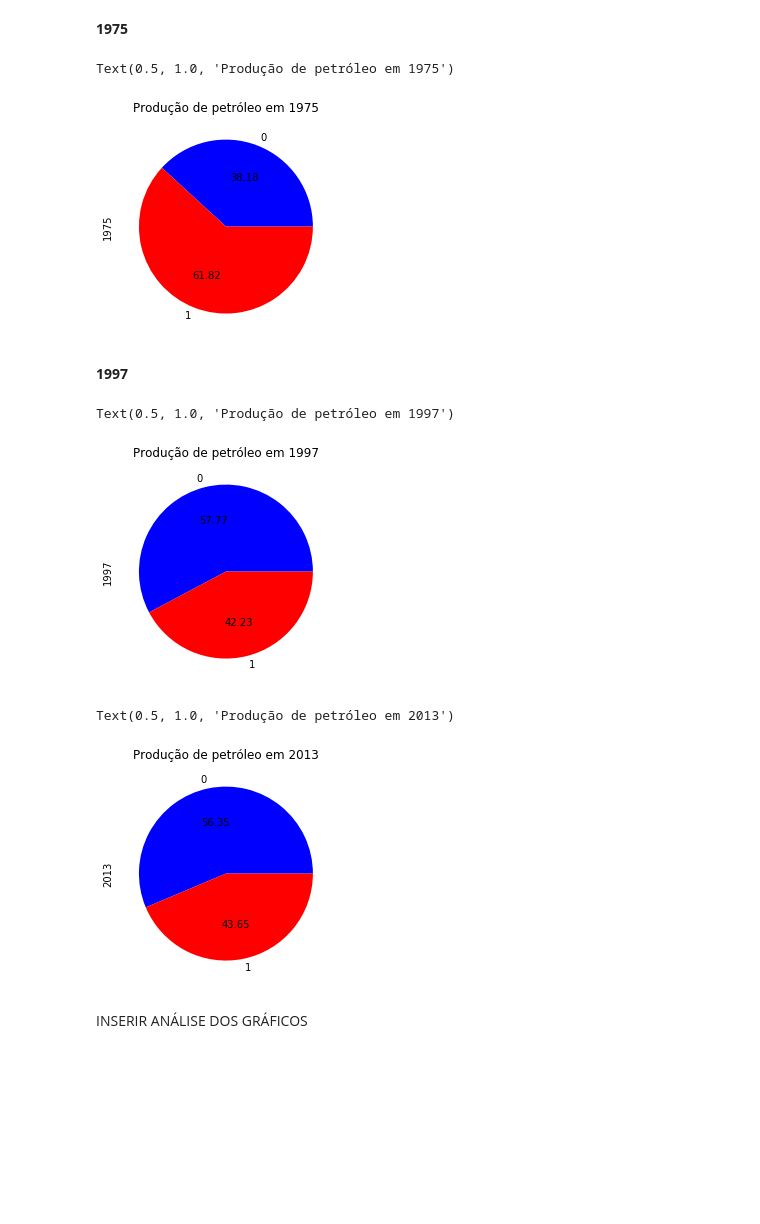
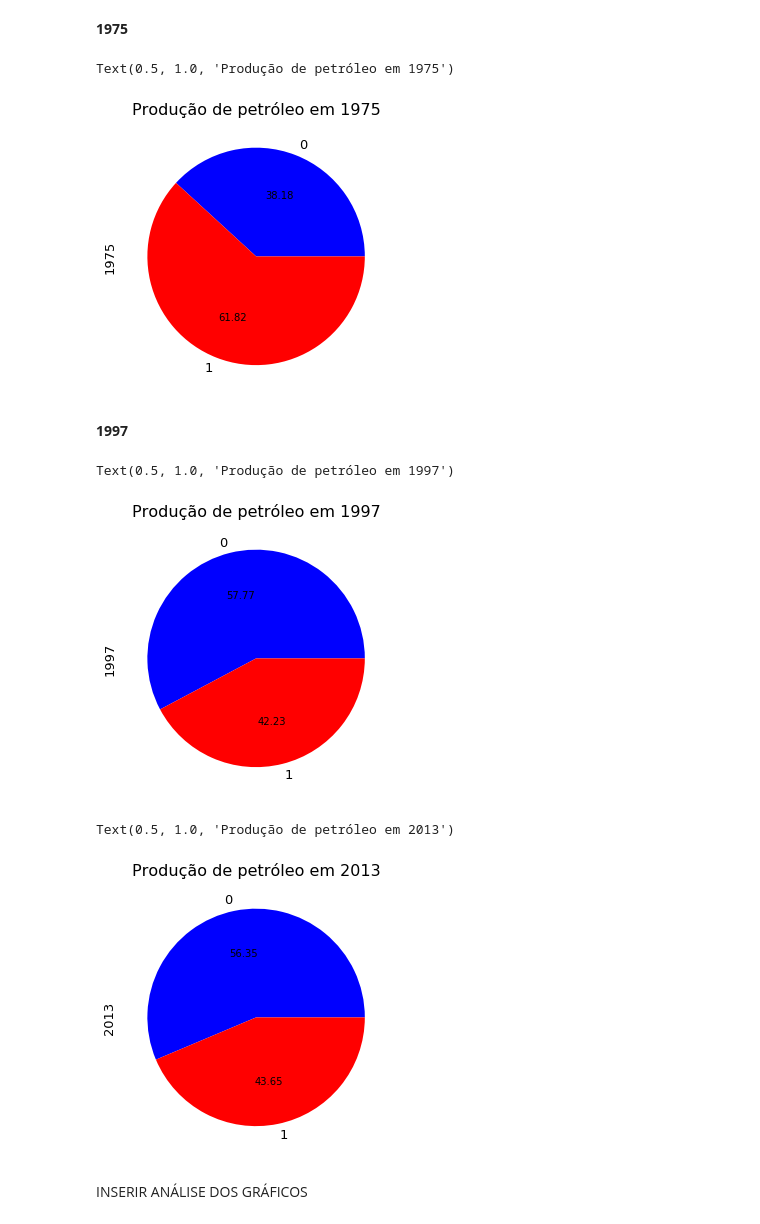
Before and after one commit to Gac125/Projeto1_CD, a Jupyter notebook: V4.ipynb, the cells around one changed output. Cells and saved outputs as stored; diff of their text form; code cells hidden in the pictures; blank space fills up the shorter version.

```diff
--- a/V4.ipynb
+++ b/V4.ipynb
@@ -158,13 +157,20 @@ OPEP_1975 = produtores_petroleo_idx.loc[:,[1975, "opep"]].dropna()
 # %%
 #Somando a produção de petróleo anual dos países
 pie_1975 = OPEP_1975.groupby("opep").sum()
 
+plt.rcParams["figure.figsize"] = [9,5]
+plt.rcParams["axes.titlesize"] = 16
+plt.rcParams["xtick.labelsize"] = 13
+plt.rcParams["ytick.labelsize"] = 13
+plt.rcParams["axes.labelsize"] = 13
+plt.rcParams["lines.markersize"] = 15
+
 #Plotando o gráfico para a visualização
 pie_1975[1975].plot(kind='pie', colors=('blue', 'red'), autopct="%0.2f",legend=False)
 plt.title('Produção de petróleo em 1975')
 # %% [output]
 Text(0.5, 1.0, 'Produção de petróleo em 1975')
-[figure, old version]
+[figure, new version]
 # %% [markdown]
 **1997**
 # %%
@@ -179,7 +185,7 @@ pie_1997[1997].plot(kind='pie', colors=('blue', 'red'), autopct="%0.2f",legend=F
 plt.title('Produção de petróleo em 1997')
 # %% [output]
 Text(0.5, 1.0, 'Produção de petróleo em 1997')
-[figure, old version]
+[figure, new version]
 # %%
 #Recortando a tabela pegando apenas os países que desejados e retirando os valores nulos
 OPEP_2013 = produtores_petroleo_idx3.loc[:,[2013, "opep"]].dropna()
@@ -192,7 +198,7 @@ pie_2013[2013].plot(kind='pie', colors=('blue', 'red'), autopct="%0.2f",legend=F
 plt.title('Produção de petróleo em 2013')
 # %% [output]
 Text(0.5, 1.0, 'Produção de petróleo em 2013')
-[figure, old version]
+[figure, new version]
 # %% [markdown]
 INSERIR ANÁLISE DOS GRÁFICOS
 # %% [markdown]
```
Also changed, not shown: parts of 2 cells of this notebook.
